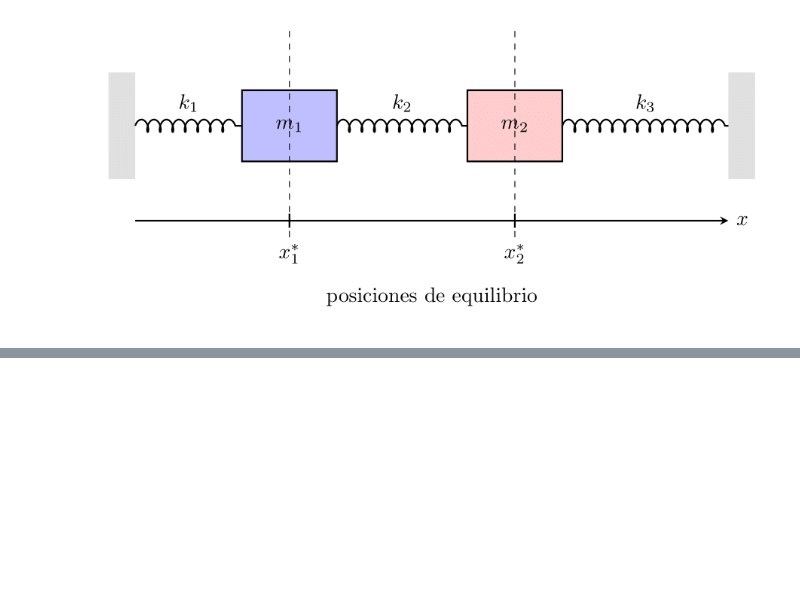
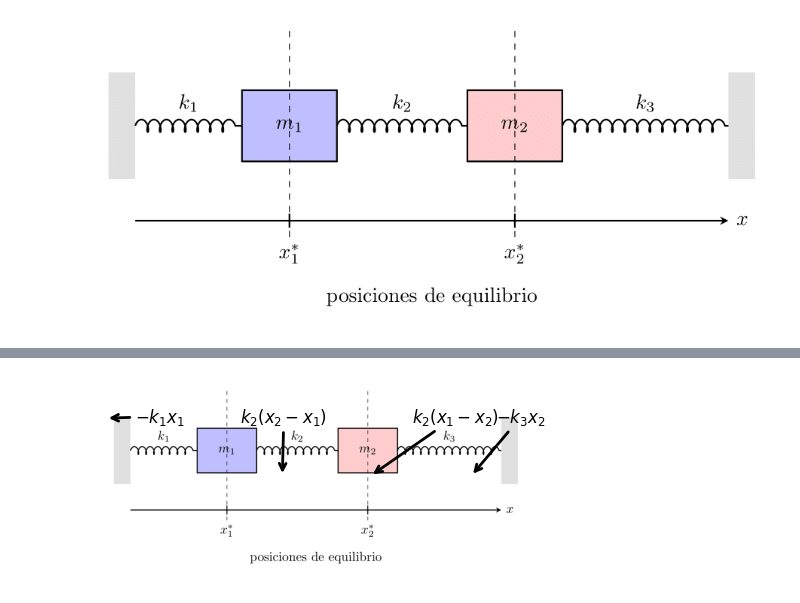
Before and after one commit to EDOS-Metodos-Numericos/Curso, a Jupyter notebook: Semana1_Introduccion/P1_MasaResorte.ipynb, the cells around one changed output, grey strips where cells are left out. Drawn from its saved outputs; the diff is of its cells as text; code cells hidden in the pictures; blank space fills up the shorter version.

```diff
--- a/Semana1_Introduccion/P1_MasaResorte.ipynb
+++ b/Semana1_Introduccion/P1_MasaResorte.ipynb
@@ -57,0 +116,23 @@ $$
+# %%
+import matplotlib.pyplot as plt
+import matplotlib.image as mpimg
+
+img = mpimg.imread("imgs/diagrama2masas3resortes.png")
+fig, ax = plt.subplots(figsize=(8,2.5))
+ax.imshow(img)
+ax.axis("off")
+
+# Anotaciones en coordenadas relativas del eje [0,1]x[0,1] (ajusta si hace falta)
+kw = dict(arrowprops=dict(arrowstyle="->", lw=2), fontsize=12)
+
+# Fuerzas en m1
+ax.annotate(r"$-k_1 x_1$", xy=(0.0,0.82), xytext=(0.07,0.80), xycoords="axes fraction", **kw)
+ax.annotate(r"$k_2(x_2-x_1)$", xy=(0.42,0.52), xytext=(0.32,0.80), xycoords="axes fraction", **kw)
+
+# Fuerzas en m2
+ax.annotate(r"$k_2(x_1-x_2)$", xy=(0.63,0.52), xytext=(0.73,0.80), xycoords="axes fraction", **kw)
+ax.annotate(r"$-k_3 x_2$", xy=(0.87,0.52), xytext=(0.93,0.80), xycoords="axes fraction", **kw)
+
+plt.show()
+# %% [output]
+[figure, added]
```
Also changed, not shown: parts of 2 cells of this notebook, 3 other files.
